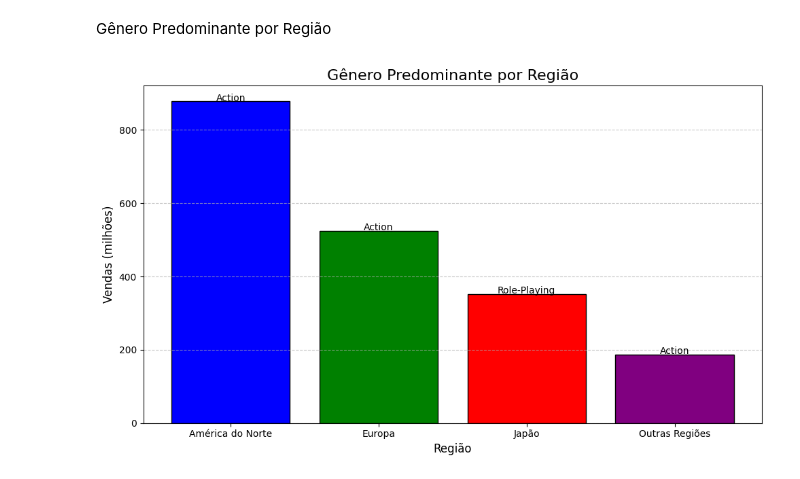
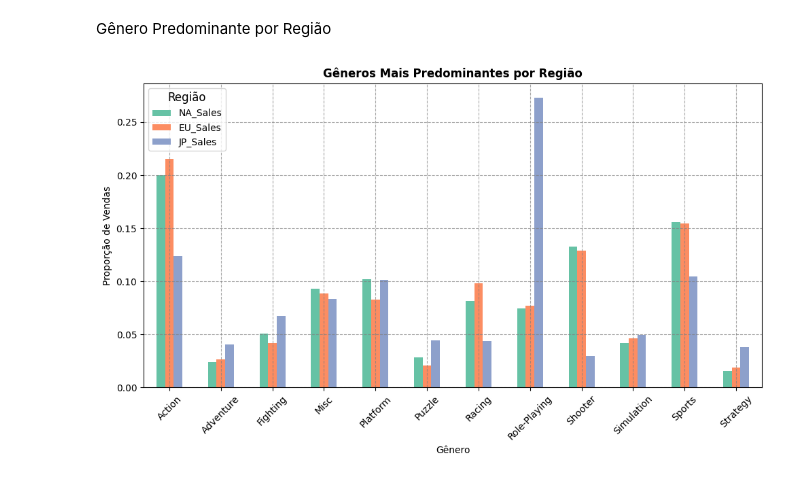
Before and after one commit to FelipeUemura11/Video-Game-Sales, a Jupyter notebook: graficos.ipynb, the cells around one changed output. Saved outputs shown, nothing was run; the diff lists cells and outputs as text; code cells hidden in the pictures.

Commit message:
Adicionado grafico
Foi adicionado o grafico genero predominante por regiao(NA, EU, JP)

```diff
--- a/graficos.ipynb
+++ b/graficos.ipynb
@@ -2,7 +2,7 @@
 import pandas as pd
 import matplotlib.pyplot as plt
 # %%
-data = pd.read_csv('./uploads/vgsales.csv')
+data = pd.read_csv('./datasets/vgsales_clean.csv')
 data.head(5)
 # %% [output]
 |  | Rank | Name | Platform | Year | Genre | Publisher | NA_Sales | EU_Sales | JP_Sales | Other_Sales | ... |
@@ -77,32 +77,37 @@ plt.show()
 [figure]
 # %% [markdown]
 Gênero Predominante por Região
-# %%
-genero_vendas = data.groupby('Genre')[['NA_Sales', 'EU_Sales', 'JP_Sales', 'Other_Sales']].sum()
-
-maiores_generos = genero_vendas.idxmax()
-
-maiores_generos_vendas = pd.DataFrame({
-    'Região': ['América do Norte', 'Europa', 'Japão', 'Outras Regiões'],
-    'Gênero Predominante': maiores_generos.values,
-    'Vendas (milhões)': [genero_vendas.loc[genre, region] for region, genre in maiores_generos.items()]
-})
-
-plt.figure(figsize=(10, 6))
-colors = ['blue', 'green', 'red', 'purple']
-plt.bar(maiores_generos_vendas['Região'], maiores_generos_vendas['Vendas (milhões)'], color=colors, edgecolor='black')
-
-
-for idx, row in maiores_generos_vendas.iterrows():
-    plt.text(idx, row['Vendas (milhões)'] + 1, row['Gênero Predominante'], ha='center', fontsize=10)
-
-plt.title('Gênero Predominante por Região', fontsize=16)
-plt.xlabel('Região', fontsize=12)
-plt.ylabel('Vendas (milhões)', fontsize=12)
-plt.xticks(fontsize=10)
-plt.grid(axis='y', linestyle='--', alpha=0.7)
-
-plt.tight_layout()
-plt.show()
-# %% [output]
-[figure, removed]
+# %%
+import seaborn as sns
+import matplotlib.pyplot as plt
+
+valores_por_regiao = df.groupby('Genre')[['NA_Sales', 'EU_Sales', 'JP_Sales']].sum()
+valores_por_regiao = valores_por_regiao.reset_index()
+
+valores_por_regiao_normalizado = valores_por_regiao.set_index('Genre').apply(lambda x: x / x.sum(), axis=0)
+
+fig, ax = plt.subplots(figsize=(10, 6))
+
+colors = sns.color_palette("Set2", len(valores_por_regiao_normalizado.columns))
+
+valores_por_regiao_normalizado.plot(
+    kind='bar',
+    stacked=False,
+    color=colors,
+    ax=ax
+)
+
+text_color = 'black'
+ax.set_title('Gêneros Mais Predominantes por Região', fontweight='bold', color=text_color)
+ax.set_xlabel('Gênero', color=text_color)
+ax.set_ylabel('Proporção de Vendas', color=text_color)
+ax.tick_params(axis='x', rotation=45, colors=text_color)
+ax.tick_params(axis='y', colors=text_color)
+ax.legend(title='Região', loc='upper left', fontsize=10, title_fontsize=12, facecolor='white')
+
+ax.grid(True, linestyle='--', alpha=0.7, color='gray')
+
+plt.tight_layout()
+plt.show()
+# %% [output]
+[figure, added]
```
Also changed, not shown: parts of 1 cell of this notebook, 2 other files.
